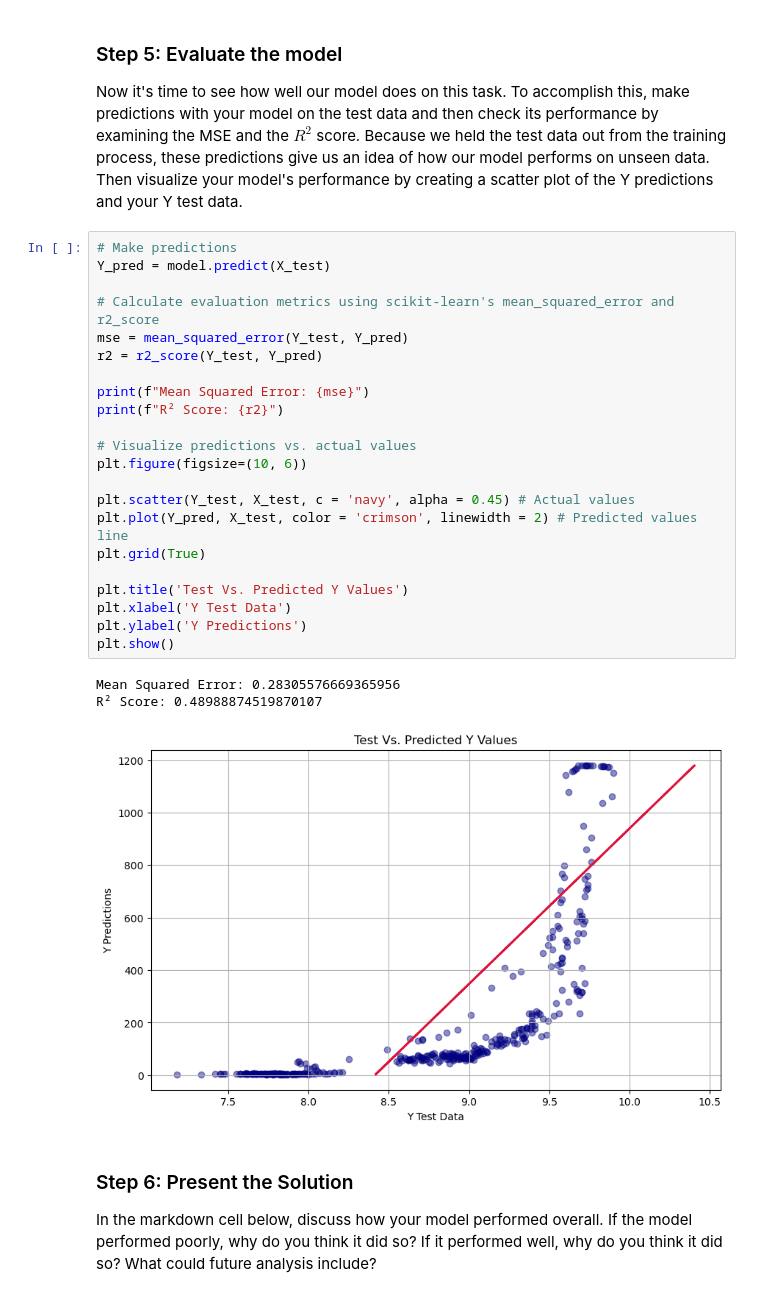
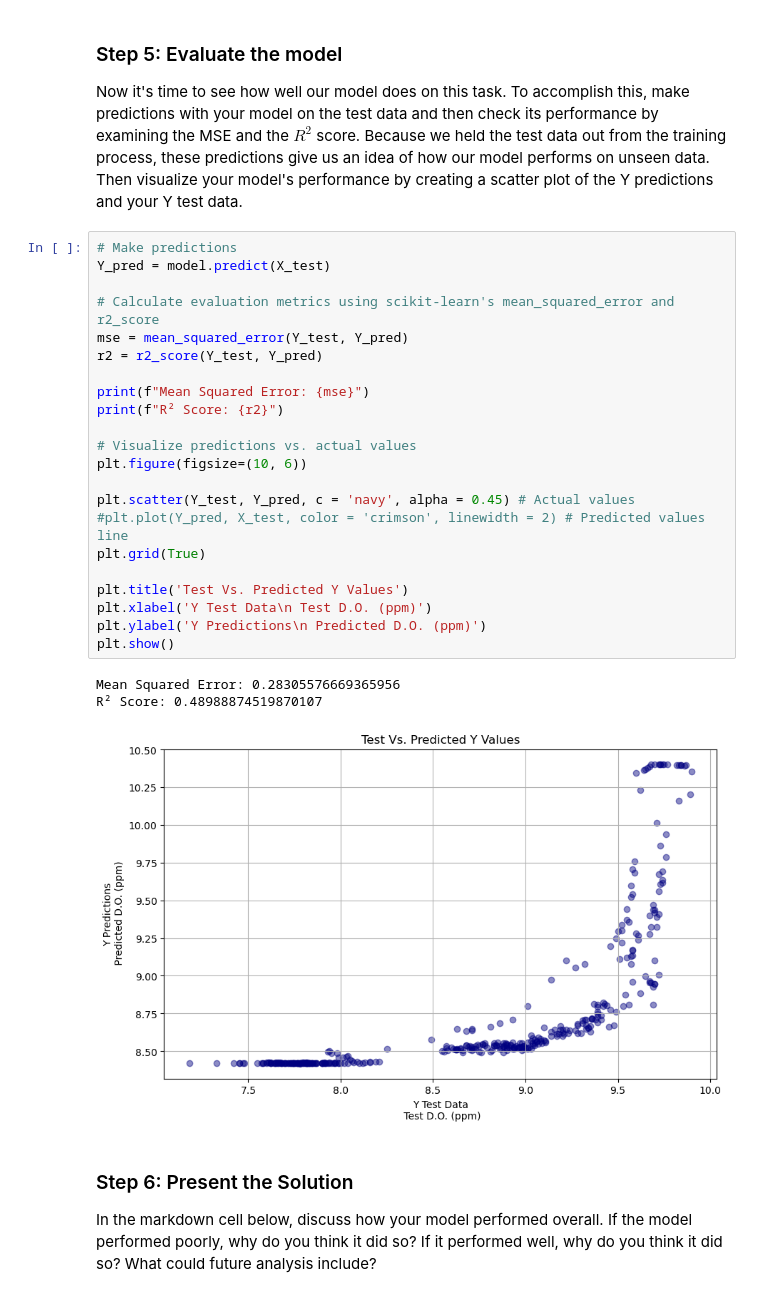
Before and after one commit to stephenccodes/EDS232-labs, a Jupyter notebook: Week1/Lab1-hurricane.ipynb, the cells around one changed output. Drawn from its saved outputs; the diff is of its cells as text.

```diff
--- a/Week1/Lab1-hurricane.ipynb
+++ b/Week1/Lab1-hurricane.ipynb
@@ -209,29 +209,29 @@ Now it's time to see how well our model does on this task.  To accomplish this,
 # %%
 # Make predictions
 Y_pred = model.predict(X_test)
 
 # Calculate evaluation metrics using scikit-learn's mean_squared_error and r2_score
 mse = mean_squared_error(Y_test, Y_pred)
 r2 = r2_score(Y_test, Y_pred)
 
 print(f"Mean Squared Error: {mse}")
 print(f"R² Score: {r2}")
 
 # Visualize predictions vs. actual values
 plt.figure(figsize=(10, 6))
 
-plt.scatter(Y_test, X_test, c = 'navy', alpha = 0.45) # Actual values
-plt.plot(Y_pred, X_test, color = 'crimson', linewidth = 2) # Predicted values line
+plt.scatter(Y_test, Y_pred, c = 'navy', alpha = 0.45) # Actual values
+#plt.plot(Y_pred, X_test, color = 'crimson', linewidth = 2) # Predicted values line
 plt.grid(True)
 
 plt.title('Test Vs. Predicted Y Values')
-plt.xlabel('Y Test Data')
-plt.ylabel('Y Predictions')
+plt.xlabel('Y Test Data\n Test D.O. (ppm)')
+plt.ylabel('Y Predictions\n Predicted D.O. (ppm)')
 plt.show()
 # %% [output]
 Mean Squared Error: 0.28305576669365956
 R² Score: 0.48988874519870107
-[figure, old version]
+[figure, new version]
 # %% [markdown]
 ### Step 6:  Present the Solution
 In the markdown cell below, discuss how your model performed overall. If the model performed poorly, why do you think it did so? If it performed well, why do you think it did so? What could future analysis include?
```
